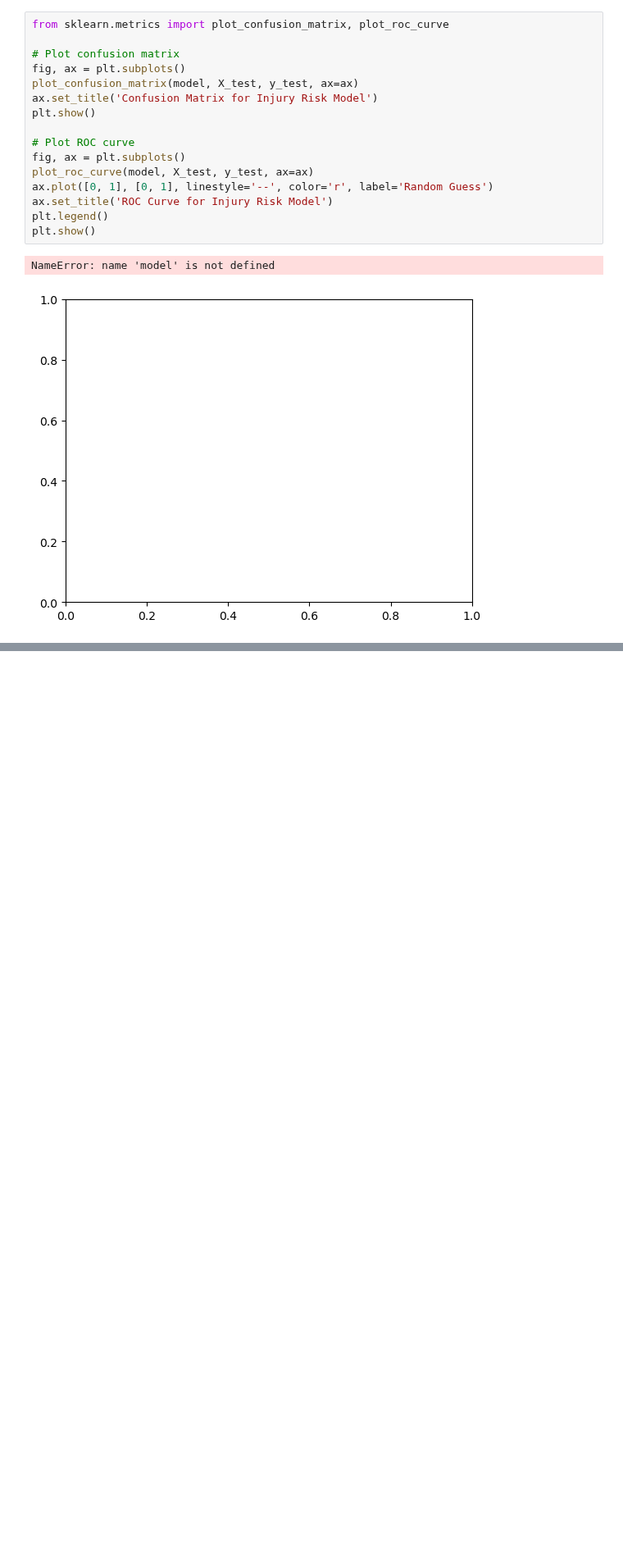
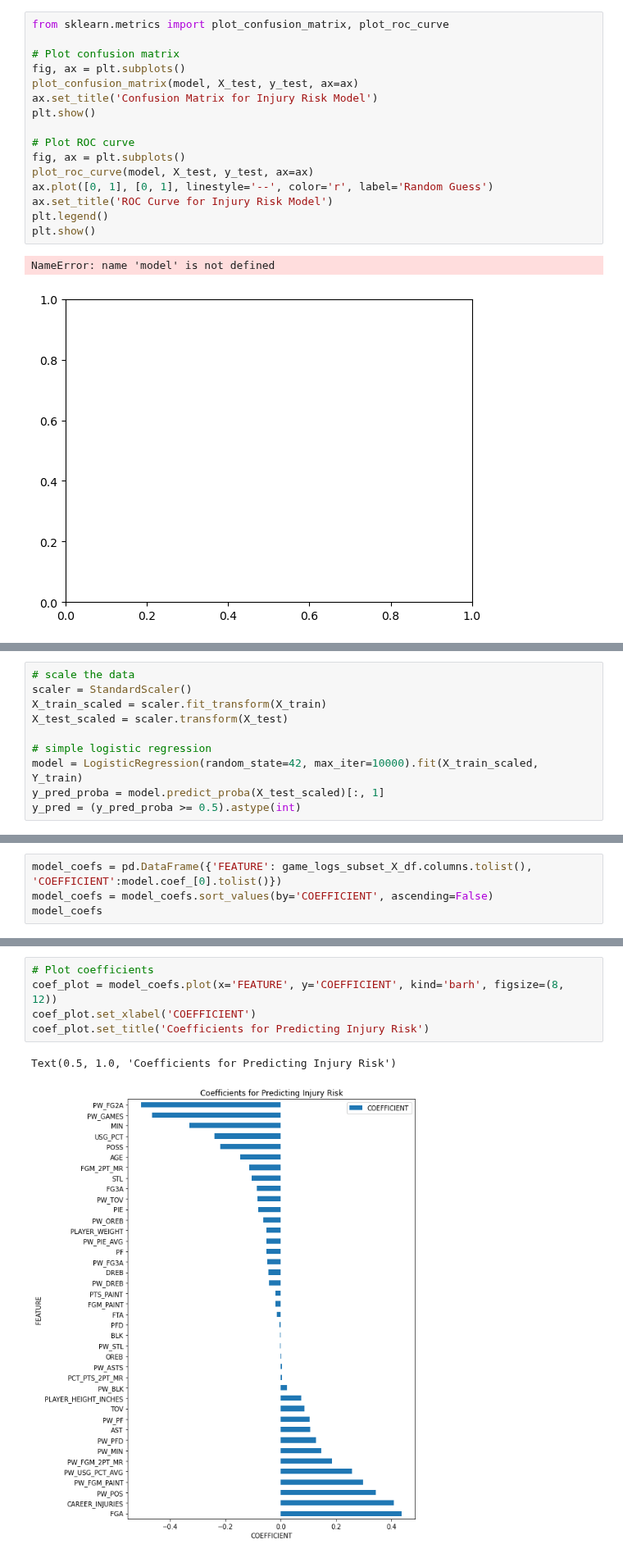
Before and after one commit to NadeemPatel2019/MSDS-456-final-project, a Jupyter notebook: nba_game_logs_eda_2021-22.ipynb, the cells around one changed output, grey strips where cells are left out. Shown at 82% size. Saved outputs shown, nothing was run; the diff lists cells and outputs as text; blank space fills up the shorter version.

```diff
--- a/nba_game_logs_eda_2021-22.ipynb
+++ b/nba_game_logs_eda_2021-22.ipynb
@@ -460,0 +441,10 @@ Confusion matrix:
+# %%
+# scale the data
+scaler = StandardScaler()
+X_train_scaled = scaler.fit_transform(X_train)
+X_test_scaled = scaler.transform(X_test)
+
+# simple logistic regression
+model = LogisticRegression(random_state=42, max_iter=10000).fit(X_train_scaled, Y_train)
+y_pred_proba = model.predict_proba(X_test_scaled)[:, 1]
+y_pred = (y_pred_proba >= 0.5).astype(int)
@@ -460,0 +480,4 @@ Confusion matrix:
+# %%
+model_coefs = pd.DataFrame({'FEATURE': game_logs_subset_X_df.columns.tolist(), 'COEFFICIENT':model.coef_[0].tolist()})
+model_coefs = model_coefs.sort_values(by='COEFFICIENT', ascending=False)
+model_coefs
@@ -460,0 +502,8 @@ Confusion matrix:
+# %%
+# Plot coefficients
+coef_plot = model_coefs.plot(x='FEATURE', y='COEFFICIENT', kind='barh', figsize=(8, 12))
+coef_plot.set_xlabel('COEFFICIENT')
+coef_plot.set_title('Coefficients for Predicting Injury Risk')
+# %% [output]
+Text(0.5, 1.0, 'Coefficients for Predicting Injury Risk')
+[figure, added]
```
Also changed, not shown: parts of 14 cells of this notebook.
